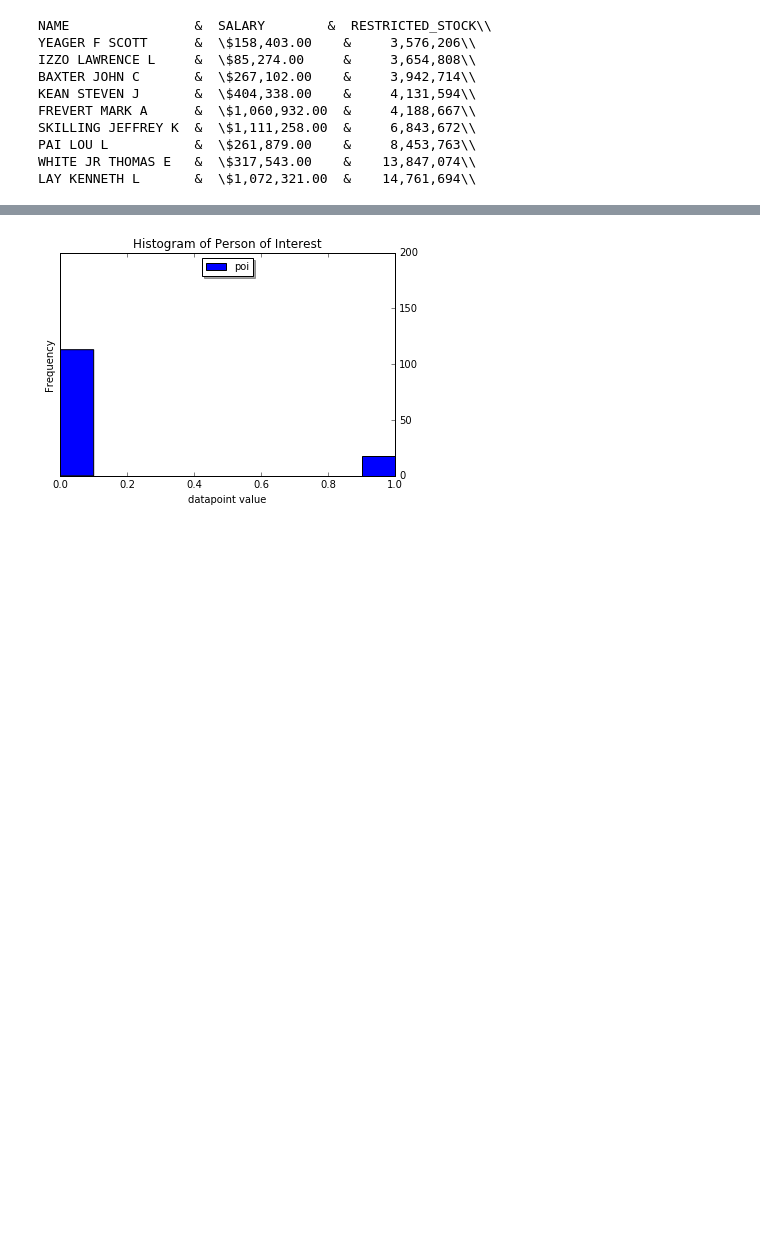
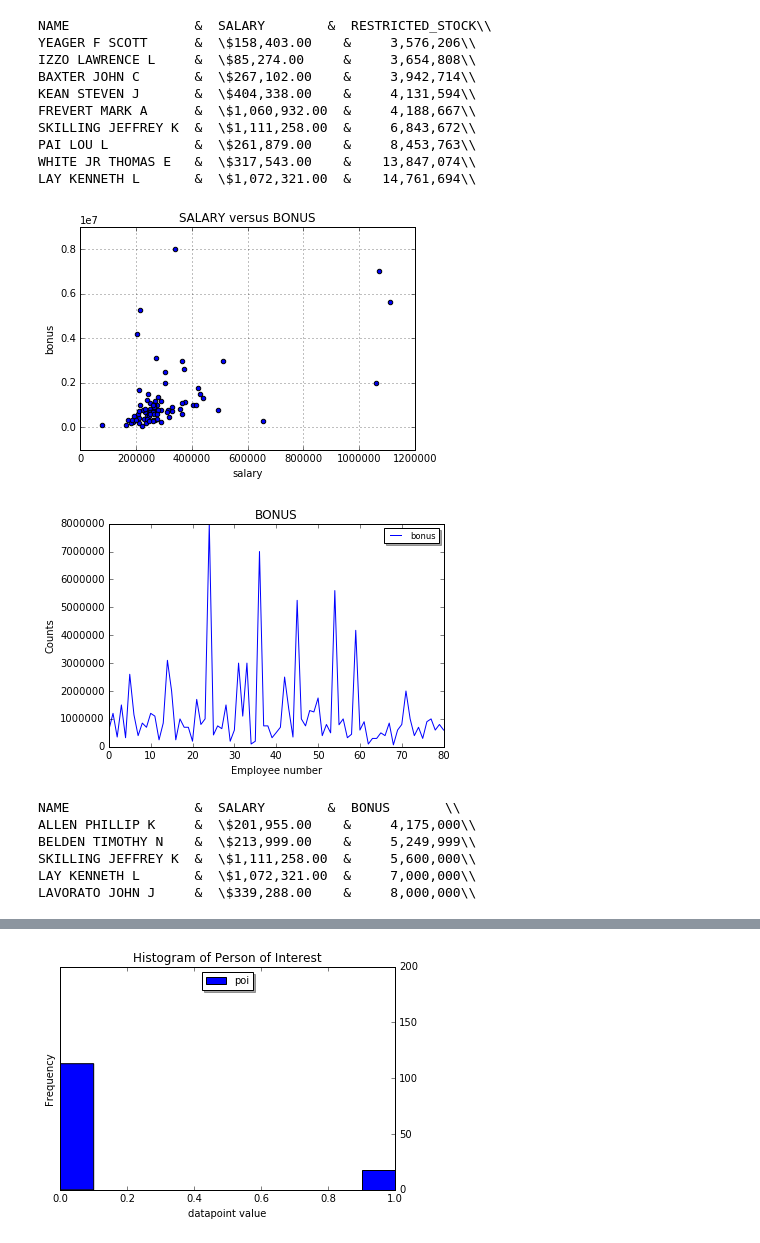
Before and after one commit to omoju/identifyFraudFromEnronEmail, a Jupyter notebook: IdentifyFraudFromEnronEmail.ipynb, the cells around one changed output, grey strips where cells are left out. Cells and saved outputs as stored; diff of their text form; code cells hidden in the pictures; blank space fills up the shorter version.

```diff
--- a/IdentifyFraudFromEnronEmail.ipynb
+++ b/IdentifyFraudFromEnronEmail.ipynb
@@ -136,3 +136,29 @@ SKILLING JEFFREY K  &  \$1,111,258.00  &     6,843,672\\
 PAI LOU L           &  \$261,879.00    &     8,453,763\\
 WHITE JR THOMAS E   &  \$317,543.00    &    13,847,074\\
 LAY KENNETH L       &  \$1,072,321.00  &    14,761,694\\
+# %%
+f1, f2 = 'salary','bonus'
+data = compareTwoFeatures(f1, f2, data_dict, "SALARY versus BONUS")
+
+data = featureFormat(data_dict, [f2], remove_any_zeroes=True)
+
+_= plt.plot(data, color="blue", label=f2)
+_= plt.legend(loc='upper right', shadow=True, fontsize='small')
+_= plt.xlabel('Employee number', fontsize=10)
+_= plt.ylabel('Counts', fontsize=10)
+_= plt.title('BONUS')
+
+plt.show()
+# %% [output]
+[figure, added]
+[figure, added]
+# %%
+treshold = 4000000
+printLatex(f1, f2, data_dict, treshold)
+# %% [output]
+NAME                &  SALARY        &  BONUS       \\
+ALLEN PHILLIP K     &  \$201,955.00    &     4,175,000\\
+BELDEN TIMOTHY N    &  \$213,999.00    &     5,249,999\\
+SKILLING JEFFREY K  &  \$1,111,258.00  &     5,600,000\\
+LAY KENNETH L       &  \$1,072,321.00  &     7,000,000\\
+LAVORATO JOHN J     &  \$339,288.00    &     8,000,000\\
```
Also changed, not shown: parts of 3 cells of this notebook, 3 other files.
